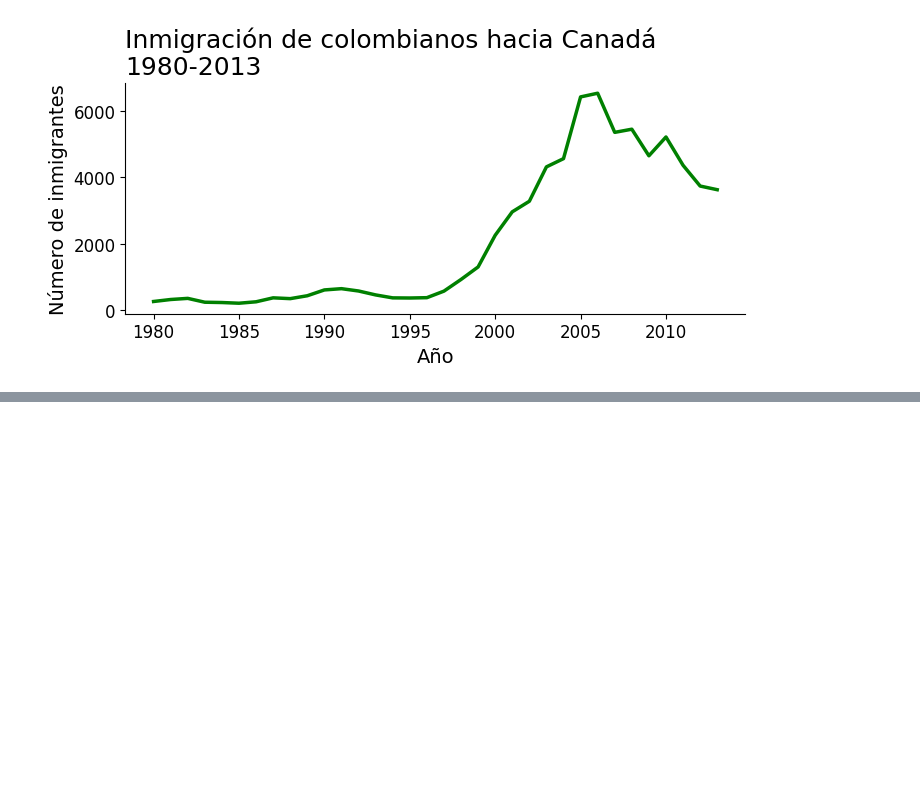
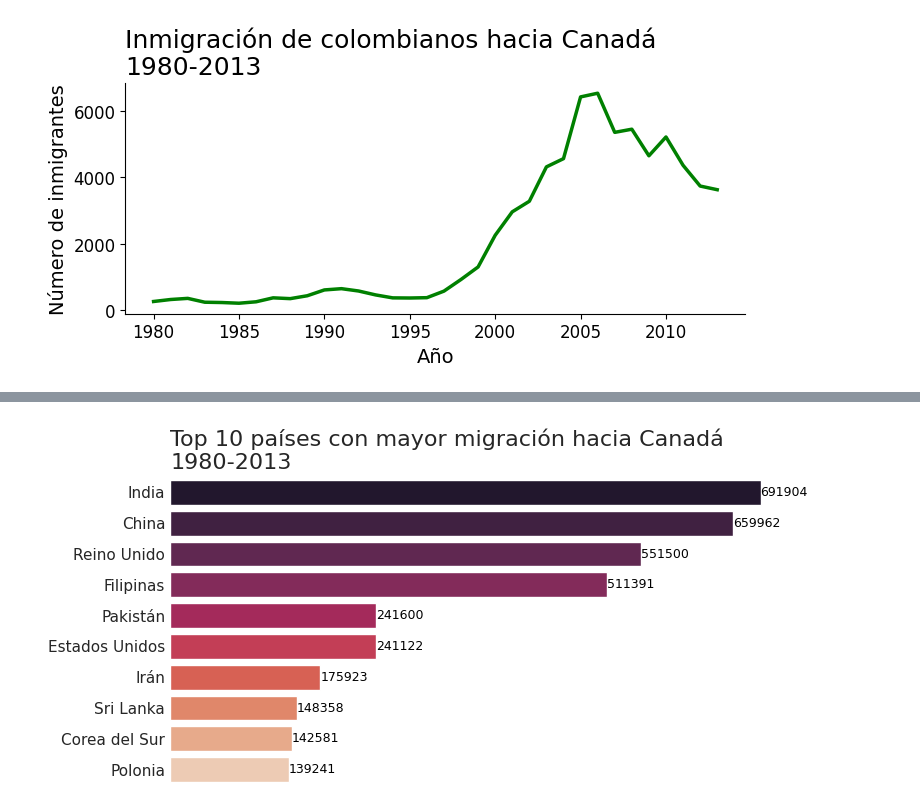
Before and after one commit to betuka1007/Ventas-de-cliente-Alura, a Jupyter notebook: Visualización_de_datos_con_Python.ipynb, the cells around one changed output, grey strips where cells are left out. Drawn from its saved outputs; the diff is of its cells as text; code cells hidden in the pictures; blank space fills up the shorter version.

```diff
--- a/Visualización_de_datos_con_Python.ipynb
+++ b/Visualización_de_datos_con_Python.ipynb
@@ -443,0 +506,4 @@ plt.show()
+# %%
+generar_grafico('rocket')
+# %% [output]
+[figure, added]
```
Also changed, not shown: parts of 12 cells of this notebook.
